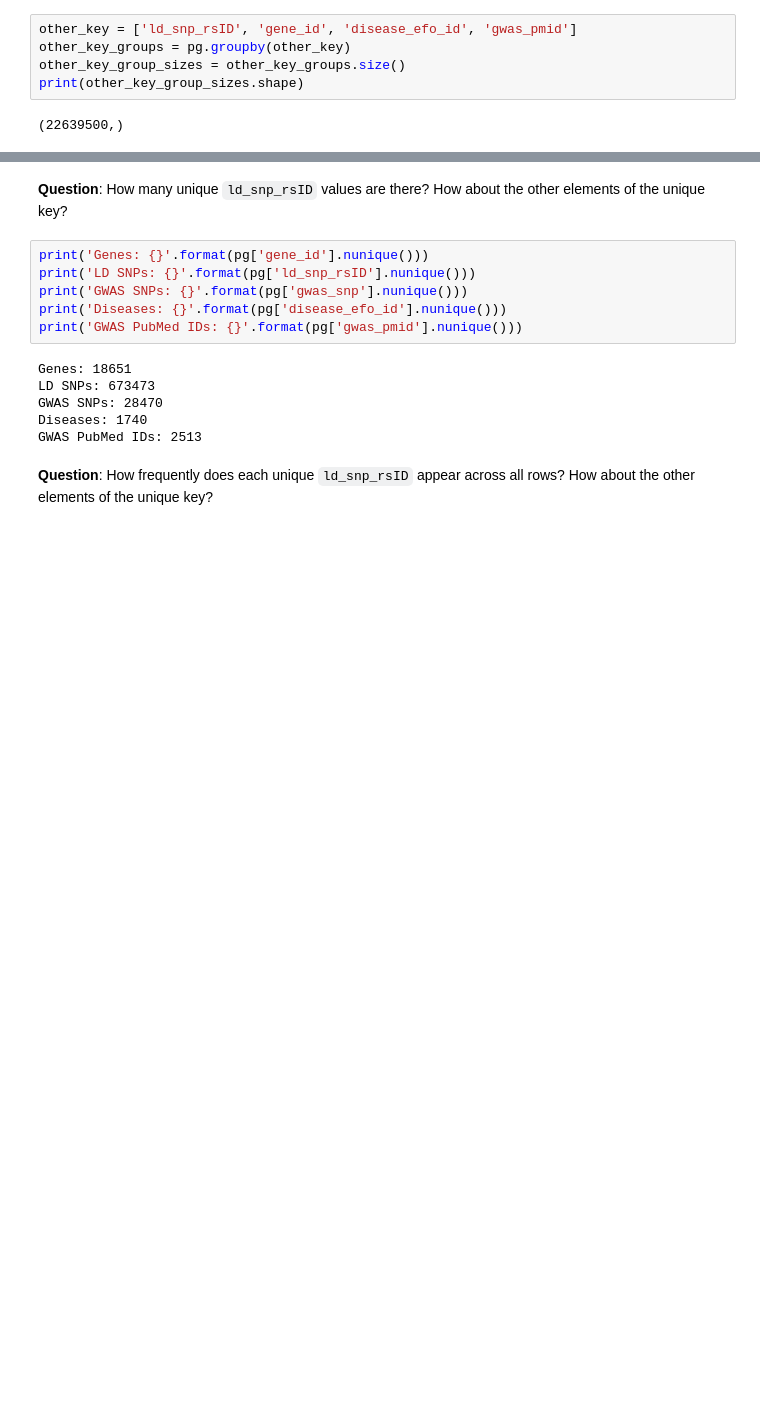
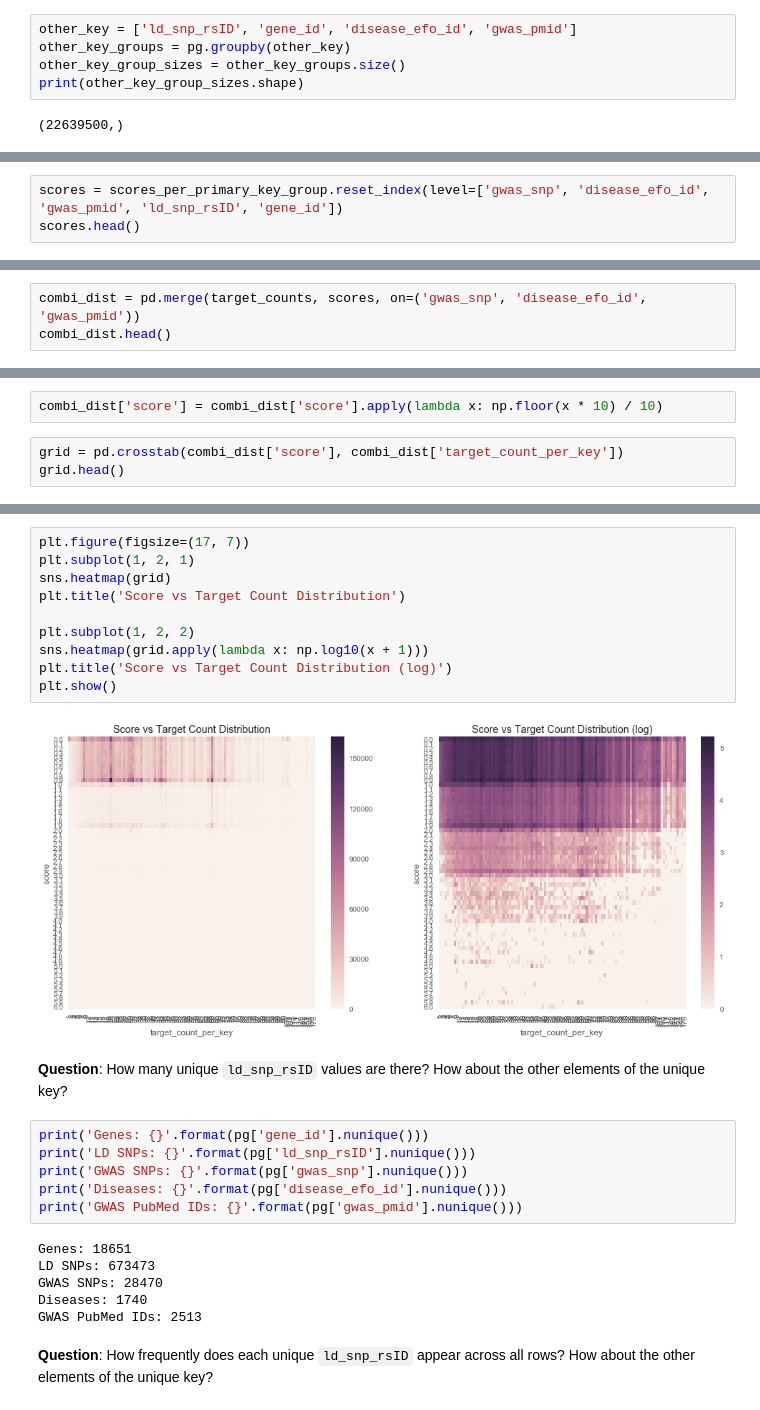
Before and after one commit to opentargets-archive/postgap_analysis, a Jupyter notebook: postgap_analysis_20171113.ipynb, the cells around one changed output, grey strips where cells are left out. Saved outputs shown, nothing was run; the diff lists cells and outputs as text; blank space fills up the shorter version.

```diff
--- a/postgap_analysis_20171113.ipynb
+++ b/postgap_analysis_20171113.ipynb
@@ -86,0 +134,3 @@ print(other_key_group_sizes.shape)
+# %%
+scores = scores_per_primary_key_group.reset_index(level=['gwas_snp', 'disease_efo_id', 'gwas_pmid', 'ld_snp_rsID', 'gene_id'])
+scores.head()
@@ -86,0 +156,3 @@ print(other_key_group_sizes.shape)
+# %%
+combi_dist = pd.merge(target_counts, scores, on=('gwas_snp', 'disease_efo_id', 'gwas_pmid'))
+combi_dist.head()
@@ -86,0 +166,5 @@ print(other_key_group_sizes.shape)
+# %%
+combi_dist['score'] = combi_dist['score'].apply(lambda x: np.floor(x * 10) / 10)
+# %%
+grid = pd.crosstab(combi_dist['score'], combi_dist['target_count_per_key'])
+grid.head()
@@ -87,3 +180,15 @@ print(other_key_group_sizes.shape)
+# %%
+plt.figure(figsize=(17, 7))
+plt.subplot(1, 2, 1)
+sns.heatmap(grid)
+plt.title('Score vs Target Count Distribution')
+
+plt.subplot(1, 2, 2)
+sns.heatmap(grid.apply(lambda x: np.log10(x + 1)))
+plt.title('Score vs Target Count Distribution (log)')
+plt.show()
+# %% [output]
+[figure, added]
 # %% [markdown]
 **Question**: How many unique `ld_snp_rsID` values are there? How about the other elements of the unique key?
 # %%
```
Also changed, not shown: parts of 20 cells of this notebook.
